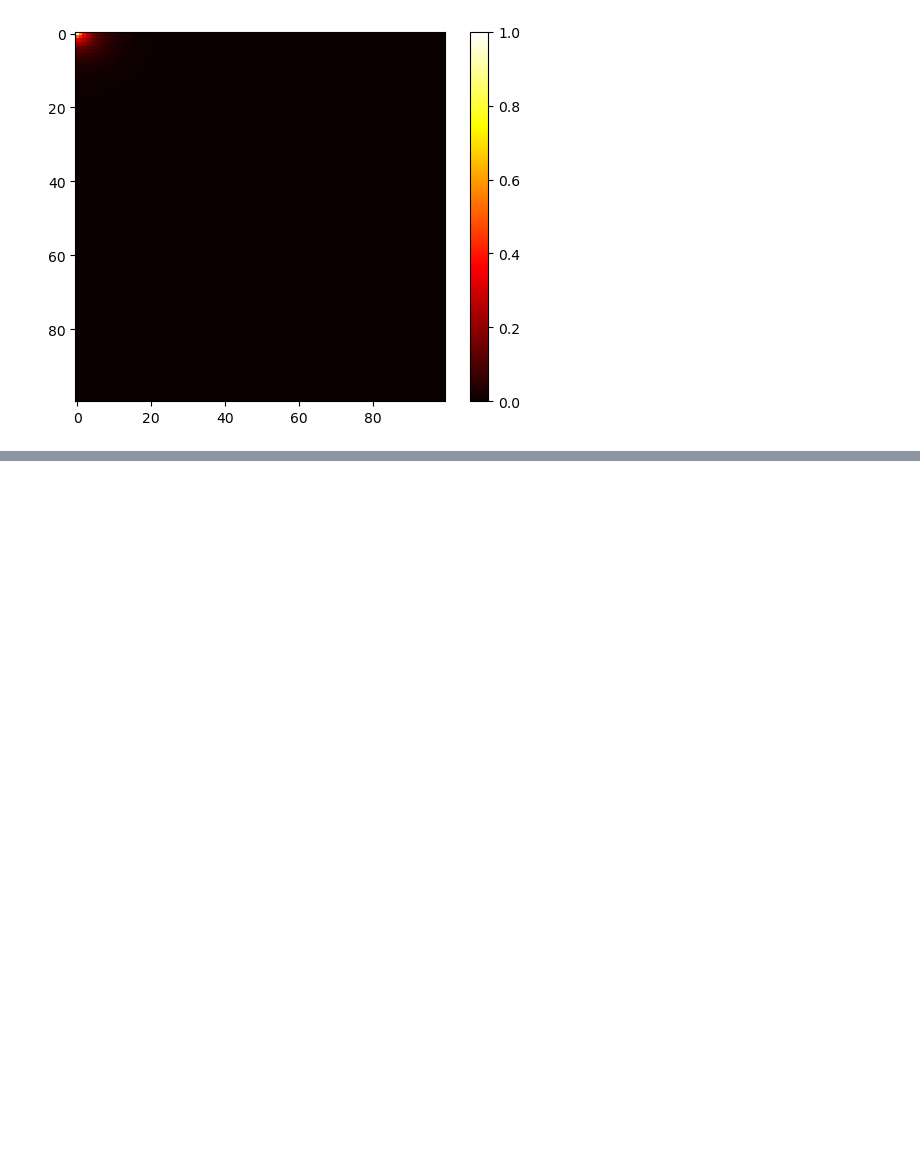
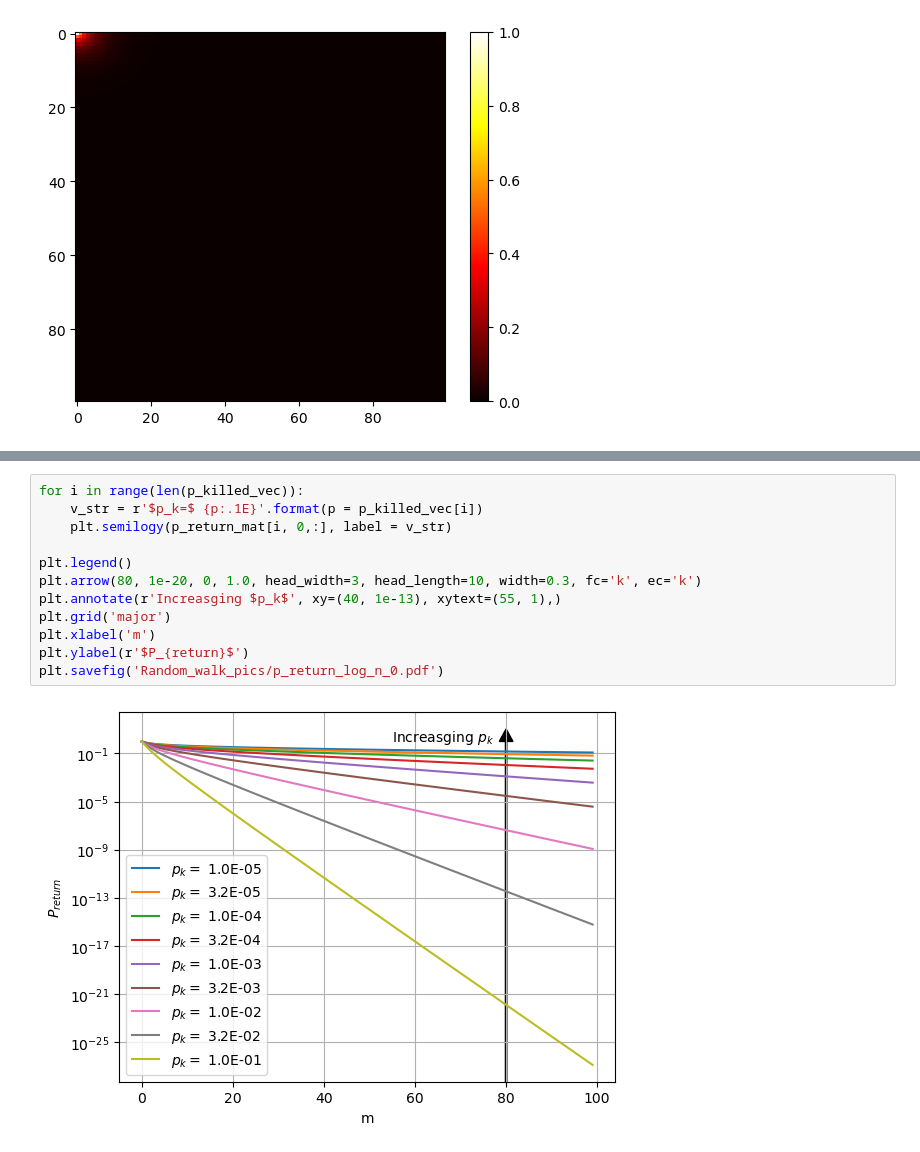
Before and after one commit to WeiHou1996/Fast-Screened-Poisson-LGF, a Jupyter notebook: LGF_RandomWalk.ipynb, the cells around one changed output, grey strips where cells are left out. Cells and saved outputs as stored; diff of their text form; blank space fills up the shorter version.

```diff
--- a/LGF_RandomWalk.ipynb
+++ b/LGF_RandomWalk.ipynb
@@ -143,0 +182,14 @@ plt.savefig('Random_walk_pics/p_return_diag.pdf')
+# %%
+for i in range(len(p_killed_vec)):
+    v_str = r'$p_k=$ {p:.1E}'.format(p = p_killed_vec[i])
+    plt.semilogy(p_return_mat[i, 0,:], label = v_str)
+
+plt.legend()
+plt.arrow(80, 1e-20, 0, 1.0, head_width=3, head_length=10, width=0.3, fc='k', ec='k')
+plt.annotate(r'Increasging $p_k$', xy=(40, 1e-13), xytext=(55, 1),)
+plt.grid('major')
+plt.xlabel('m')
+plt.ylabel(r'$P_{return}$')
+plt.savefig('Random_walk_pics/p_return_log_n_0.pdf')
+# %% [output]
+[figure, added]
```
Also changed, not shown: parts of 9 cells of this notebook, 1 other file.
